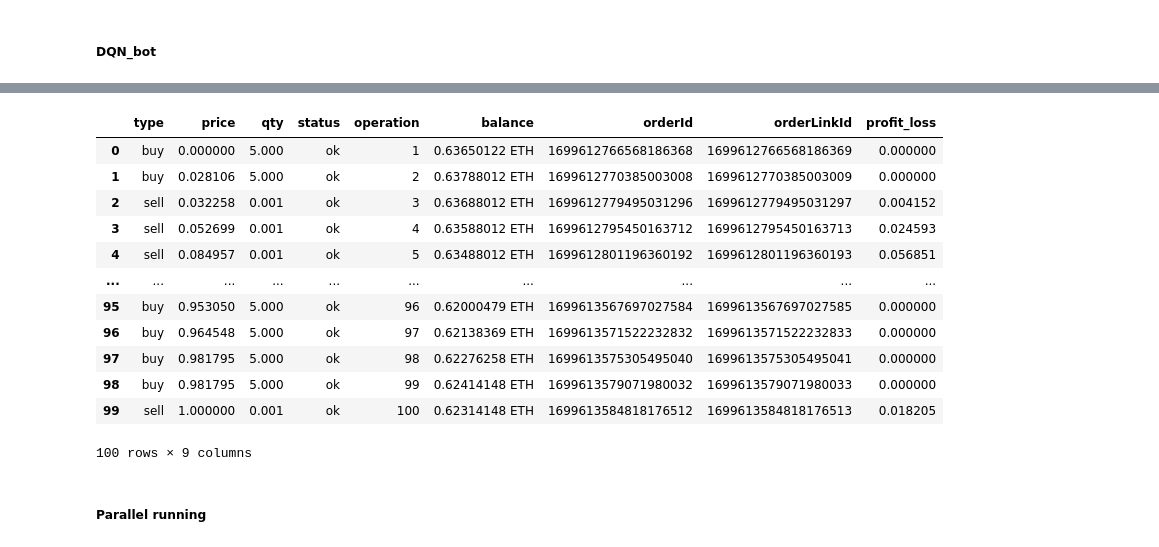
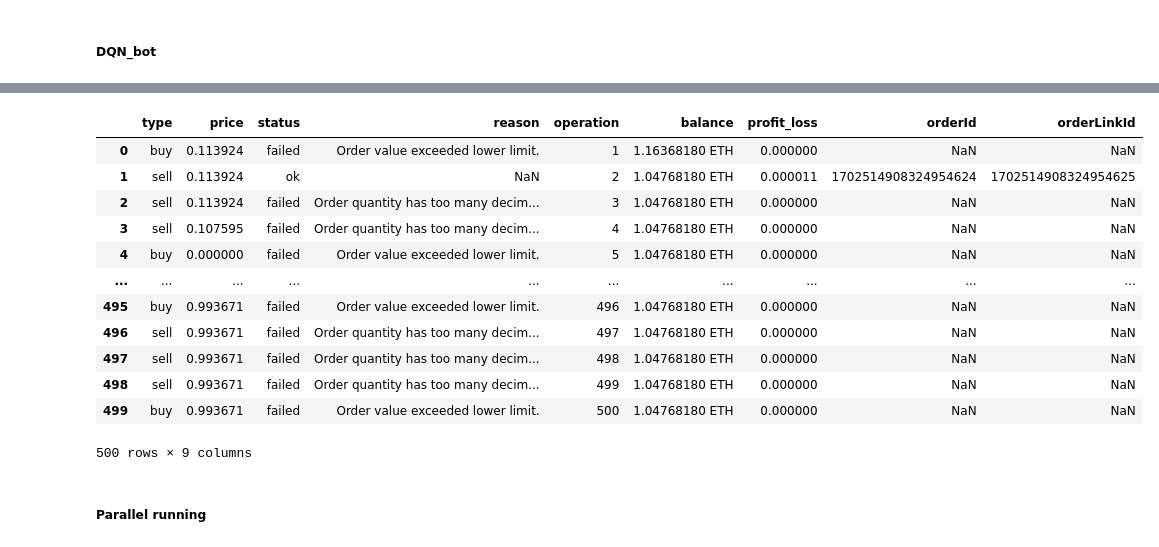
Before and after one commit to Zeerax-nya/Trading_bot, a Jupyter notebook: TradingBot.ipynb, the cells around one changed output, grey strips where cells are left out. Cells and saved outputs as stored; diff of their text form; code cells hidden in the pictures.

```diff
--- a/TradingBot.ipynb
+++ b/TradingBot.ipynb
@@ -1422,0 +1462,39 @@ simple_transactions_df.to_csv('simple_transactions', index=False)
+# %%
+import pandas as pd
+from prophet import Prophet
+from sklearn.metrics import mean_squared_error, mean_absolute_error, r2_score
+import numpy as np
+
+# Преобразование данных в формат, совместимый с Prophet
+data = np.array(data_scaled).reshape(-1)
+dates = pd.date_range(start='2022-01-01', periods=len(data), freq='D')  # Пример дат, необходимо подставить реальные даты
+df_prophet = pd.DataFrame({'ds': dates, 'y': data})
+
+# Инициализация и обучение модели Prophet
+m = Prophet()
+m.fit(df_prophet)
+
+# Создание DataFrame для будущих предсказаний
+future = m.make_future_dataframe(periods=0)  # Прогнозируем только для тренировочного периода
+forecast = m.predict(future)
+
+# Вывод результатов прогноза
+forecast_actual = forecast[['ds', 'yhat']].set_index('ds')
+df_prophet_actual = df_prophet.set_index('ds')
+results = df_prophet_actual.join(forecast_actual, how='left')
+
+# Метрики
+mse = mean_squared_error(results['y'], results['yhat'])
+mae = mean_absolute_error(results['y'], results['yhat'])
+r2 = r2_score(results['y'], results['yhat'])
+
+print(f'MSE: {mse}')
+print(f'MAE: {mae}')
+print(f'R²: {r2}')
+
+# Визуализация прогноза
+fig1 = m.plot(forecast)
+fig2 = m.plot_components(forecast)
+
+# Вывод результата
+results.head()
@@ -1652,6 +1823,9 @@ dqn_bot.trade(N)
 # print(dqn_bot.transactions)
 
 # Создание DataFrame с транзакциями
+dqn_transactions_df = pd.DataFrame(dqn_bot.transactions)
+
+# Создание DataFrame с транзакциями
 end_balance = get_assets(cl, coin)
 # ------------------------------------------------------------------------------------------------
 # %% [output]
@@ -1681,16 +1855,16 @@ ETH end_balance: 0.93693233
 # %%
-dqn_transactions_df
+dqn_transactions_df.head(500)
 # %% [output]
-|  | type | price | qty | status | operation | balance | orderId | orderLinkId | profit_loss |
-| 0 | buy | 0.000000 | 5.000 | ok | 1 | 0.63650122 ETH | 1699612766568186368 | 1699612766568186369 | 0.000000 |
-| 1 | buy | 0.028106 | 5.000 | ok | 2 | 0.63788012 ETH | 1699612770385003008 | 1699612770385003009 | 0.000000 |
-| 2 | sell | 0.032258 | 0.001 | ok | 3 | 0.63688012 ETH | 1699612779495031296 | 1699612779495031297 | 0.004152 |
-| 3 | sell | 0.052699 | 0.001 | ok | 4 | 0.63588012 ETH | 1699612795450163712 | 1699612795450163713 | 0.024593 |
-| 4 | sell | 0.084957 | 0.001 | ok | 5 | 0.63488012 ETH | 1699612801196360192 | 1699612801196360193 | 0.056851 |
+|  | type | price | status | reason | operation | balance | profit_loss | orderId | orderLinkId |
+| 0 | buy | 0.113924 | failed | Order value exceeded lower limit. | 1 | 1.16368180 ETH | 0.000000 | NaN | NaN |
+| 1 | sell | 0.113924 | ok | NaN | 2 | 1.04768180 ETH | 0.000011 | 1702514908324954624 | 1702514908324954625 |
+| 2 | sell | 0.113924 | failed | Order quantity has too many decim... | 3 | 1.04768180 ETH | 0.000000 | NaN | NaN |
+| 3 | sell | 0.107595 | failed | Order quantity has too many decim... | 4 | 1.04768180 ETH | 0.000000 | NaN | NaN |
+| 4 | buy | 0.000000 | failed | Order value exceeded lower limit. | 5 | 1.04768180 ETH | 0.000000 | NaN | NaN |
 | ... | ... | ... | ... | ... | ... | ... | ... | ... | ... |
-| 95 | buy | 0.953050 | 5.000 | ok | 96 | 0.62000479 ETH | 1699613567697027584 | 1699613567697027585 | 0.000000 |
-| 96 | buy | 0.964548 | 5.000 | ok | 97 | 0.62138369 ETH | 1699613571522232832 | 1699613571522232833 | 0.000000 |
-| 97 | buy | 0.981795 | 5.000 | ok | 98 | 0.62276258 ETH | 1699613575305495040 | 1699613575305495041 | 0.000000 |
-| 98 | buy | 0.981795 | 5.000 | ok | 99 | 0.62414148 ETH | 1699613579071980032 | 1699613579071980033 | 0.000000 |
-| 99 | sell | 1.000000 | 0.001 | ok | 100 | 0.62314148 ETH | 1699613584818176512 | 1699613584818176513 | 0.018205 |
+| 495 | buy | 0.993671 | failed | Order value exceeded lower limit. | 496 | 1.04768180 ETH | 0.000000 | NaN | NaN |
+| 496 | sell | 0.993671 | failed | Order quantity has too many decim... | 497 | 1.04768180 ETH | 0.000000 | NaN | NaN |
+| 497 | sell | 0.993671 | failed | Order quantity has too many decim... | 498 | 1.04768180 ETH | 0.000000 | NaN | NaN |
+| 498 | sell | 0.993671 | failed | Order quantity has too many decim... | 499 | 1.04768180 ETH | 0.000000 | NaN | NaN |
+| 499 | buy | 0.993671 | failed | Order value exceeded lower limit. | 500 | 1.04768180 ETH | 0.000000 | NaN | NaN |
-100 rows × 9 columns
+500 rows × 9 columns
```
Also changed, not shown: parts of 32 cells of this notebook, 2 other files.
